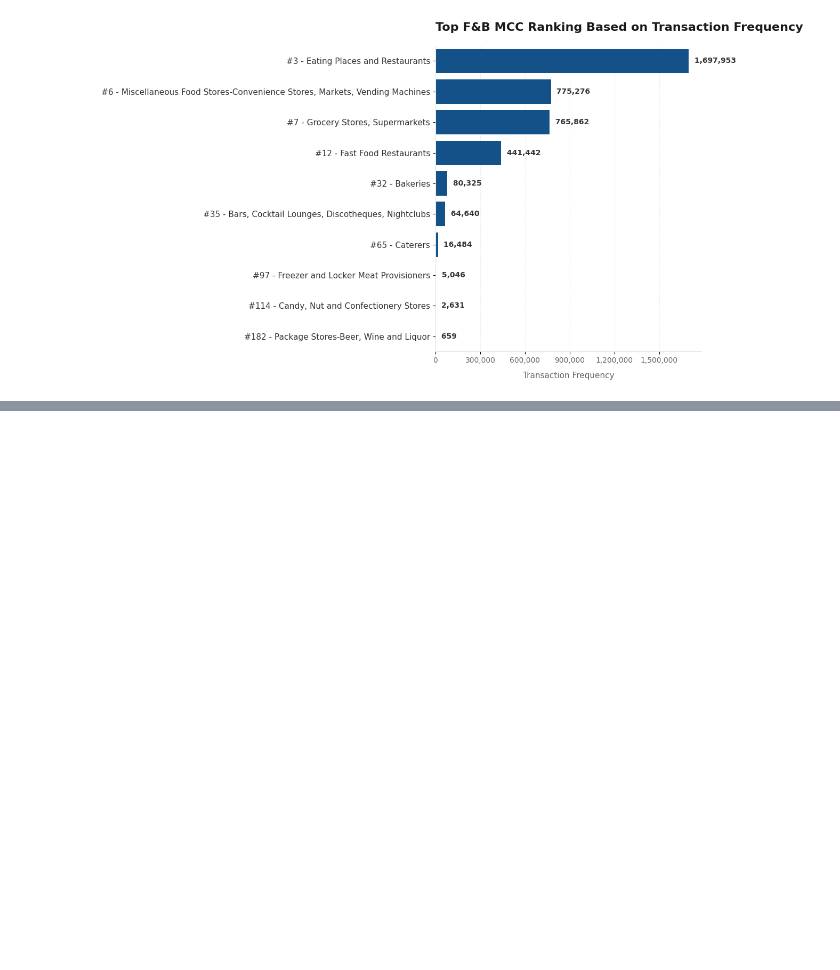
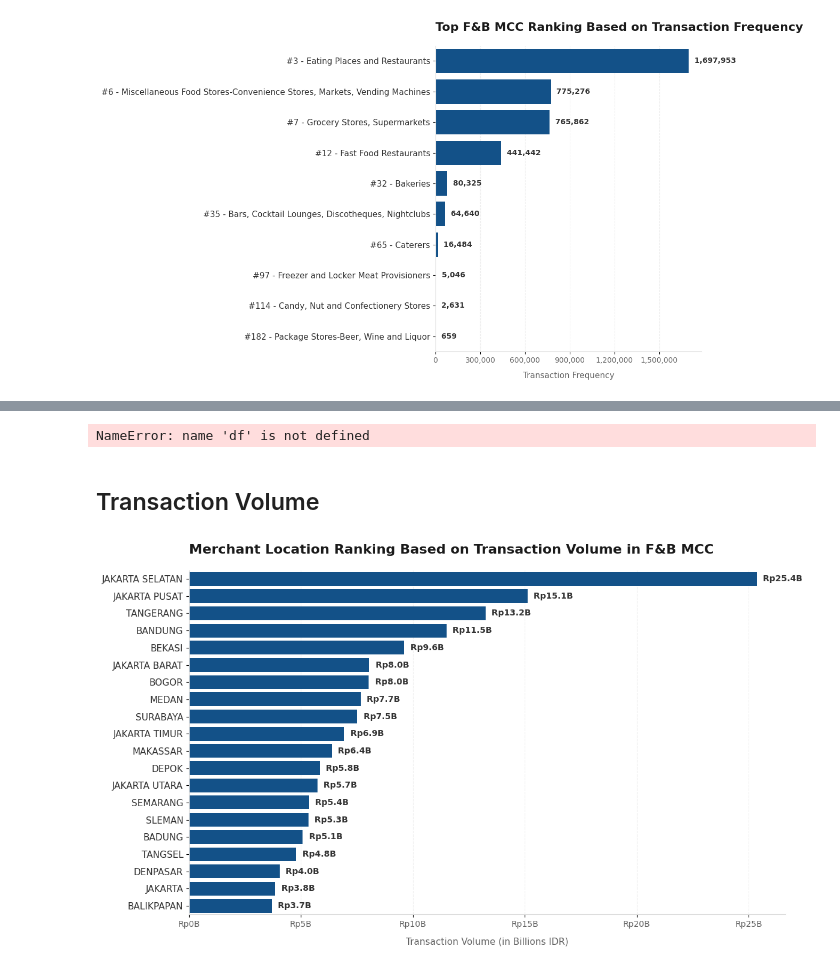
Before and after one commit to FakhriAl-farobi/qris-insight, a Jupyter notebook: F&B.ipynb, the cells around one changed output, grey strips where cells are left out. Cells and saved outputs as stored; diff of their text form; code cells hidden in the pictures; blank space fills up the shorter version.

```diff
--- a/F&B.ipynb
+++ b/F&B.ipynb
@@ -167,0 +234,33 @@ plot_horizontal_bar(
+# %%
+query = """
+SELECT
+    merchant_location,
+    SUM(amount)                   AS transaction_volume,
+    COUNT(*)                      AS transaction_frequency,
+    AVG(amount)                   AS average_transaction,
+    COUNT(DISTINCT merchant_name) AS merchant_count,
+    mcc_description
+FROM data_transaksi_qris
+GROUP BY merchant_location, mcc_description
+"""
+
+with engine.connect() as conn:
+    result = conn.execute(text(query))
+    df_raw = pd.DataFrame(result.fetchall(), columns=result.keys())
+# %%
+df_raw['transaction_volume'] = pd.to_numeric(df_raw['transaction_volume'])
+df_raw['transaction_frequency'] = pd.to_numeric(df_raw['transaction_frequency'])
+df_raw['average_transaction'] = pd.to_numeric(df_raw['average_transaction'])
+df_raw['merchant_count'] = pd.to_numeric(df_raw['merchant_count'])
+# %%
+fb_mcc_keywords = [
+    "Caterers", "Eating Places", "Fast Food", "Bars, Cocktail Lounges",
+    "Grocery Stores", "Freezer and Locker Meat", "Candy, Nut",
+    "Dairy Products", "Bakeries", "Miscellaneous Food Stores", "Package Stores"
+]
+# %%
+pattern = '|'.join(fb_mcc_keywords)
+df_fb = df_raw[df_raw['mcc_description'].str.contains(pattern, case=False, na=False)]
+
+df_fb_loc = df_fb.groupby('merchant_location', as_index=False)[['transaction_volume', 'transaction_frequency', 'merchant_count']].sum()
+df_fb_loc['average_transaction'] = df_fb_loc['transaction_volume'] / df_fb_loc['transaction_frequency']
@@ -167,0 +327,18 @@ plot_horizontal_bar(
+# %%
+df['transaction_volume'] = pd.to_numeric(df['transaction_volume'])
+df['transaction_frequency'] = pd.to_numeric(df['transaction_frequency'])
+df['average_transaction'] = pd.to_numeric(df['average_transaction']).round(0)
+
+df['transaction_volume_color'] = df['transaction_volume'].clip(upper=df['transaction_volume'].quantile(0.95))
+df['transaction_frequency_color'] = df['transaction_frequency'].clip(upper=df['transaction_frequency'].quantile(0.95))
+df['average_transaction_color'] = df['average_transaction'].clip(upper=df['average_transaction'].quantile(0.95))
+
+df['match_key'] = df['merchant_location'].str.upper().str.replace('KOTA ', '', regex=False).str.replace('KABUPATEN ', '', regex=False).str.replace('KAB. ', '', regex=False).str.strip()
+
+gdf = gpd.read_file('C:\\Users\\LENOVO\\Downloads\\GeoJson-Indonesia-38-Provinsi-main\\GeoJson-Indonesia-38-Provinsi-main\\Kabupaten\\38 Provinsi Indonesia - Kabupaten.json')
+gdf['geometry'] = gdf['geometry'].buffer(0)
+gdf_kab = gdf.dissolve(by='WADMKK').reset_index()
+
+gdf_kab['match_key'] = gdf_kab['WADMKK'].str.upper().str.strip()
+# %% [output]
+NameError: name 'df' is not defined
@@ -167,0 +391,15 @@ plot_horizontal_bar(
+# %% [markdown]
+## Transaction Volume
+# %%
+plot_horizontal_bar(
+    df=df_fb_loc,
+    metric='transaction_volume',
+    y_col='merchant_location',
+    title='Merchant Location Ranking Based on Transaction Volume in F&B MCC',
+    xlabel='Transaction Volume (in Billions IDR)',
+    x_format_func=format_rupiah_billions,
+    label_format_func=lambda x: f' Rp{x/1e9:,.1f}B',
+    keywords=None
+)
+# %% [output]
+[figure, added]
```
Also changed, not shown: parts of 24 cells of this notebook, 6 other files.
